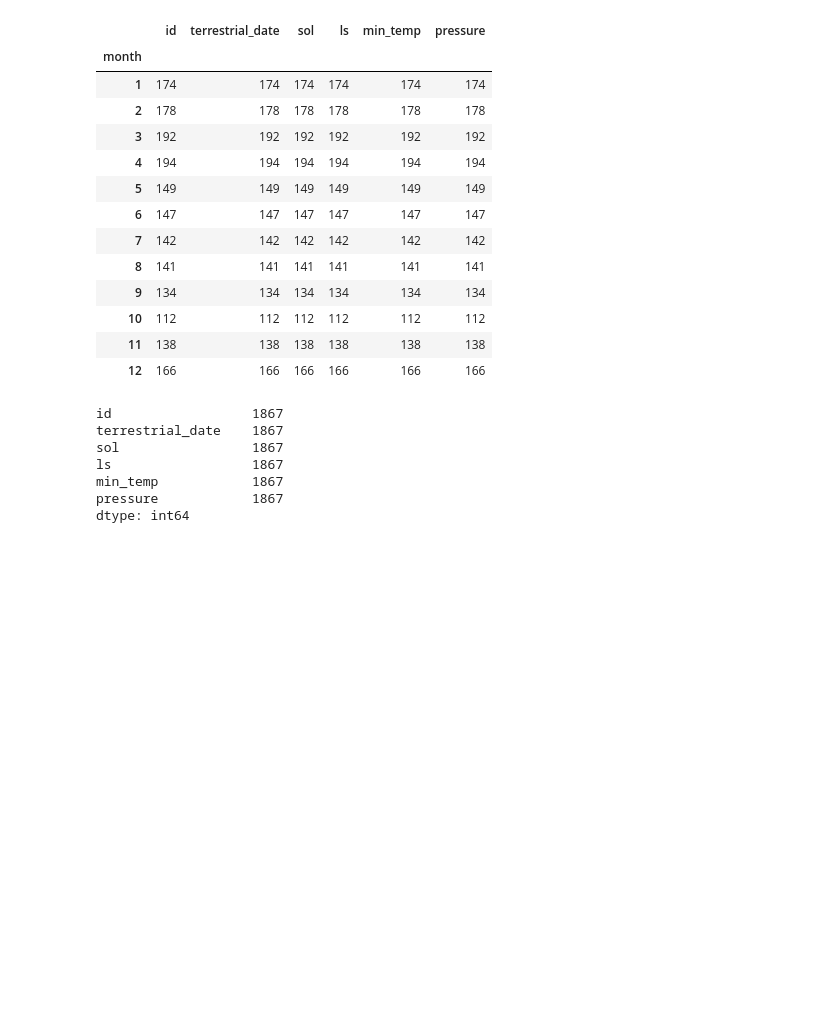
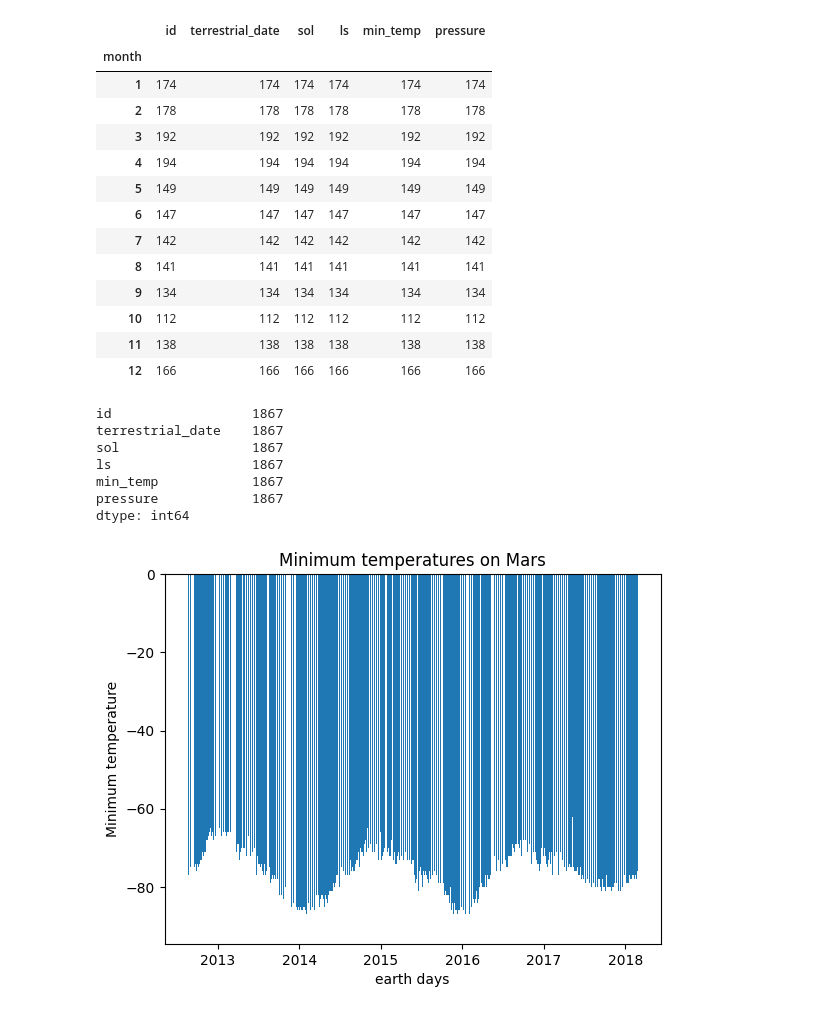
Before and after one commit to fze484/Nasa_webscraping, a Jupyter notebook: mars_data_challenge_part_2.ipynb, the cells around one changed output. Drawn from its saved outputs; the diff is of its cells as text; code cells hidden in the pictures; blank space fills up the shorter version.

```diff
--- a/mars_data_challenge_part_2.ipynb
+++ b/mars_data_challenge_part_2.ipynb
@@ -187,5 +207,12 @@ pressure            1867
 dtype: int64
 # %%
 #Visually estimate the result by plotting the daily minimum temperature.
+plt.bar(mars_df["terrestrial_date"],mars_df["min_temp"])
+plt.title('Minimum temperatures on Mars')
+plt.xlabel('earth days')
+plt.ylabel('Minimum temperature')
+plt.show()
+# %% [output]
+[figure, added]
 # %%
 #Export the DataFrame to a CSV file.
```
Also changed, not shown: parts of 5 cells of this notebook, 1 other file.
